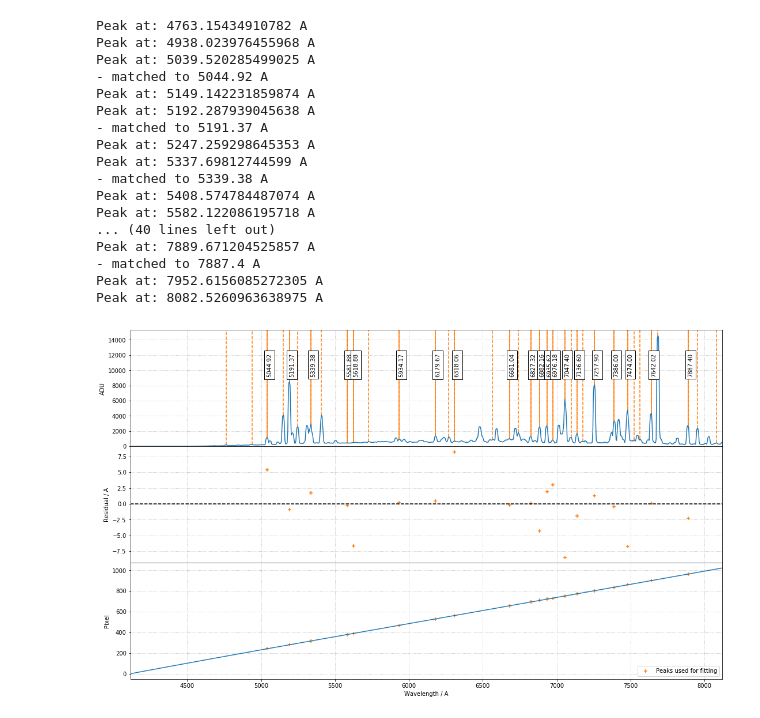
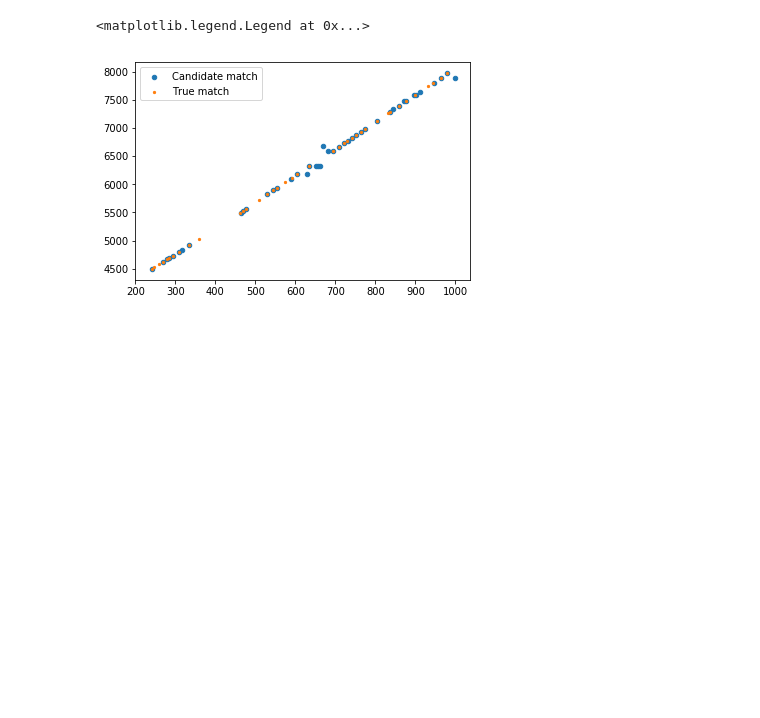
Before and after one commit to jveitchmichaelis/rascal, a Jupyter notebook: calibration_test.ipynb, the cells around one changed output. Drawn from its saved outputs; the diff is of its cells as text; code cells hidden in the pictures; blank space fills up the shorter version.

```diff
--- a/calibration_test.ipynb
+++ b/calibration_test.ipynb
@@ -64,25 +34,13 @@ Peak at: 7164.60240411771 A
-# %%
-best_p = c.fit(mode='normal', progress=False)
-c.plot_fit(spectrum, best_p, tolerance=9.2)
-# %% [output]
-Peak at: 4763.15434910782 A
-Peak at: 4938.023976455968 A
-Peak at: 5039.520285499025 A
-- matched to 5044.92 A
-Peak at: 5149.142231859874 A
-Peak at: 5192.287939045638 A
-- matched to 5191.37 A
-Peak at: 5247.259298645353 A
-Peak at: 5337.69812744599 A
-- matched to 5339.38 A
-Peak at: 5408.574784487074 A
-Peak at: 5582.122086195718 A
-... (40 lines left out)
-Peak at: 7889.671204525857 A
-- matched to 7887.4 A
-Peak at: 7952.6156085272305 A
-Peak at: 8082.5260963638975 A
-[figure, removed]
-# %%
-best_p = c.fit(mode='slow', progress=False)
-c.plot_fit(spectrum, best_p)
+# %%
+peaks, wavelengths, lamps = np.loadtxt("./examples/ground_truth_v_a.csv", delimiter=',', dtype='U').T
+
+peaks = peaks.astype('float32')
+wavelengths = wavelengths.astype('float32')
+
+x, y = c._combine_linear_estimates(c.candidates)
+plt.scatter(x, y, s=20, label="Candidate match")
+plt.scatter(peaks, wavelengths, s=5, label="True match")
+plt.legend()
+# %% [output]
+<matplotlib.legend.Legend at 0x...>
+[figure, added]
```
Also changed, not shown: parts of 5 cells of this notebook.
